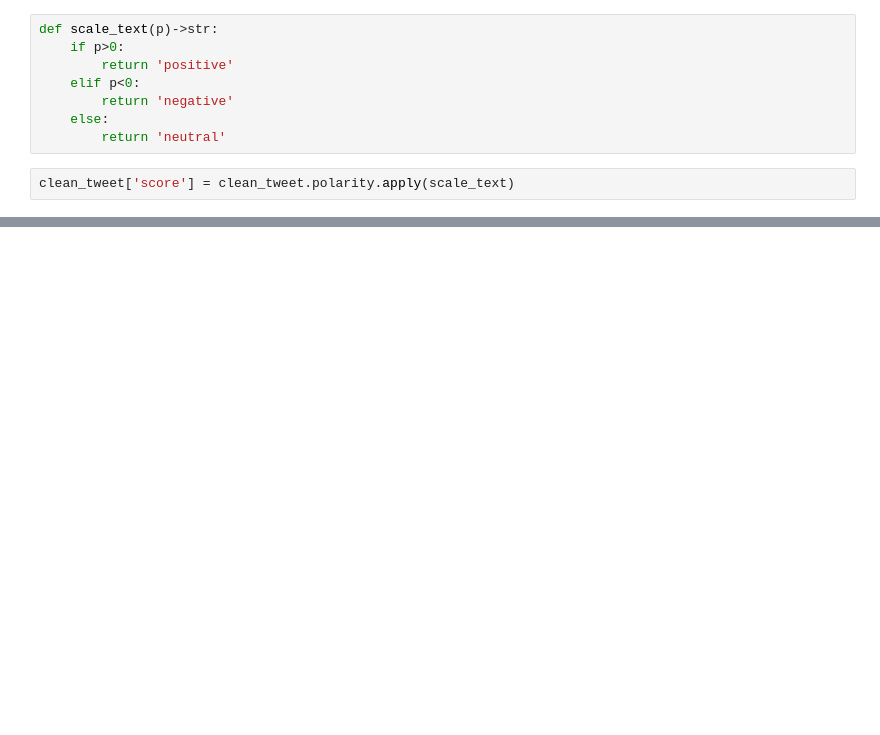
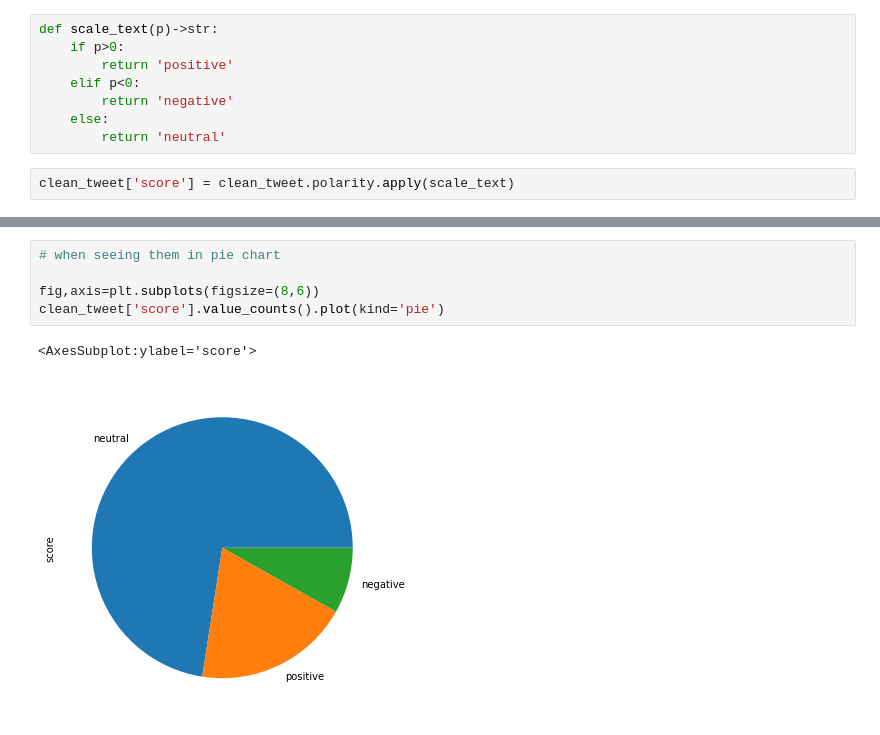
Before and after one commit to dagmawiii03/Twitter-Data-Analysis, a Jupyter notebook: new_notebook/Challenge_ Day2.ipynb, the cells around one changed output, grey strips where cells are left out. Saved outputs shown, nothing was run; the diff lists cells and outputs as text; blank space fills up the shorter version.

```diff
--- a/new_notebook/Challenge_ Day2.ipynb
+++ b/new_notebook/Challenge_ Day2.ipynb
@@ -235,0 +242,8 @@ cleanTweet.groupby('score')['clean-text'].count().plot.bar(ax=axis) #count and
+# %%
+# when seeing them in pie chart
+
+fig,axis=plt.subplots(figsize=(8,6))
+clean_tweet['score'].value_counts().plot(kind='pie')
+# %% [output]
+<AxesSubplot:ylabel='score'>
+[figure, added]
```
Also changed, not shown: parts of 7 cells of this notebook, 1 other file.
